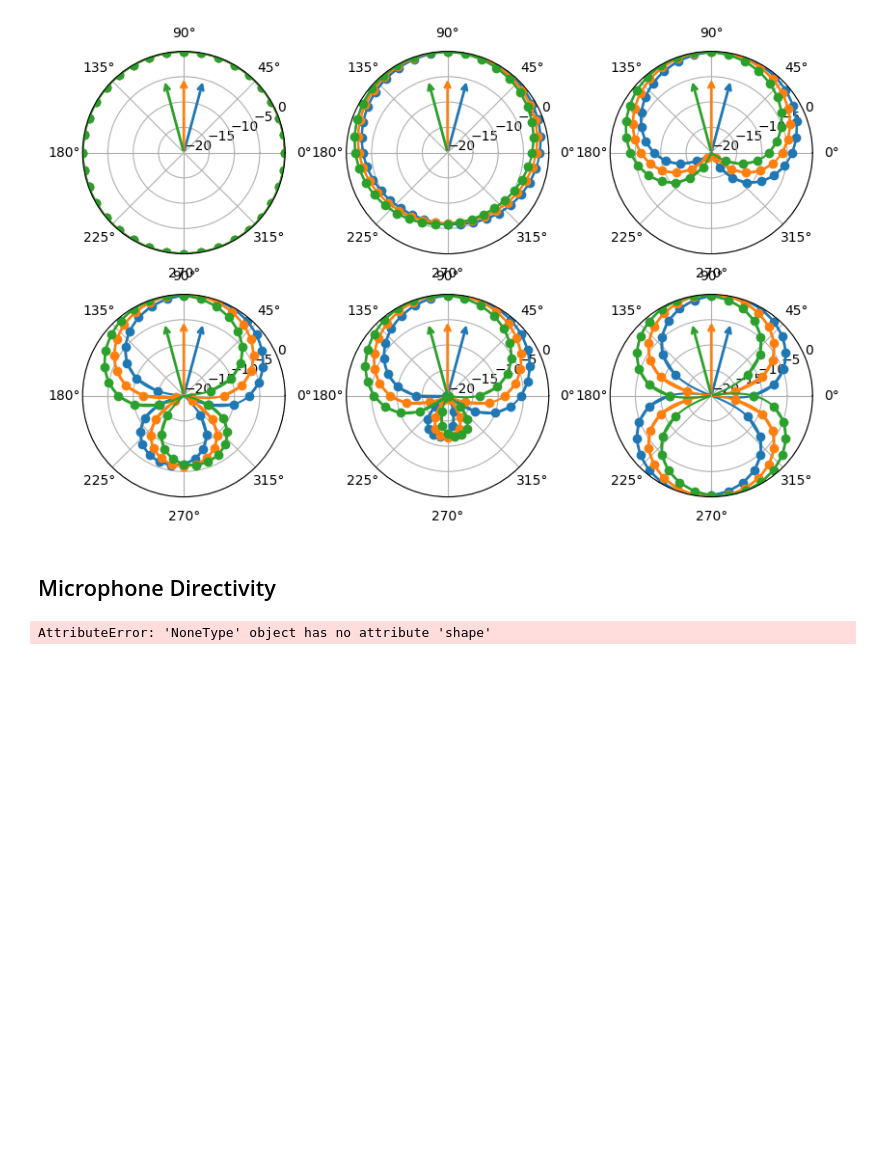
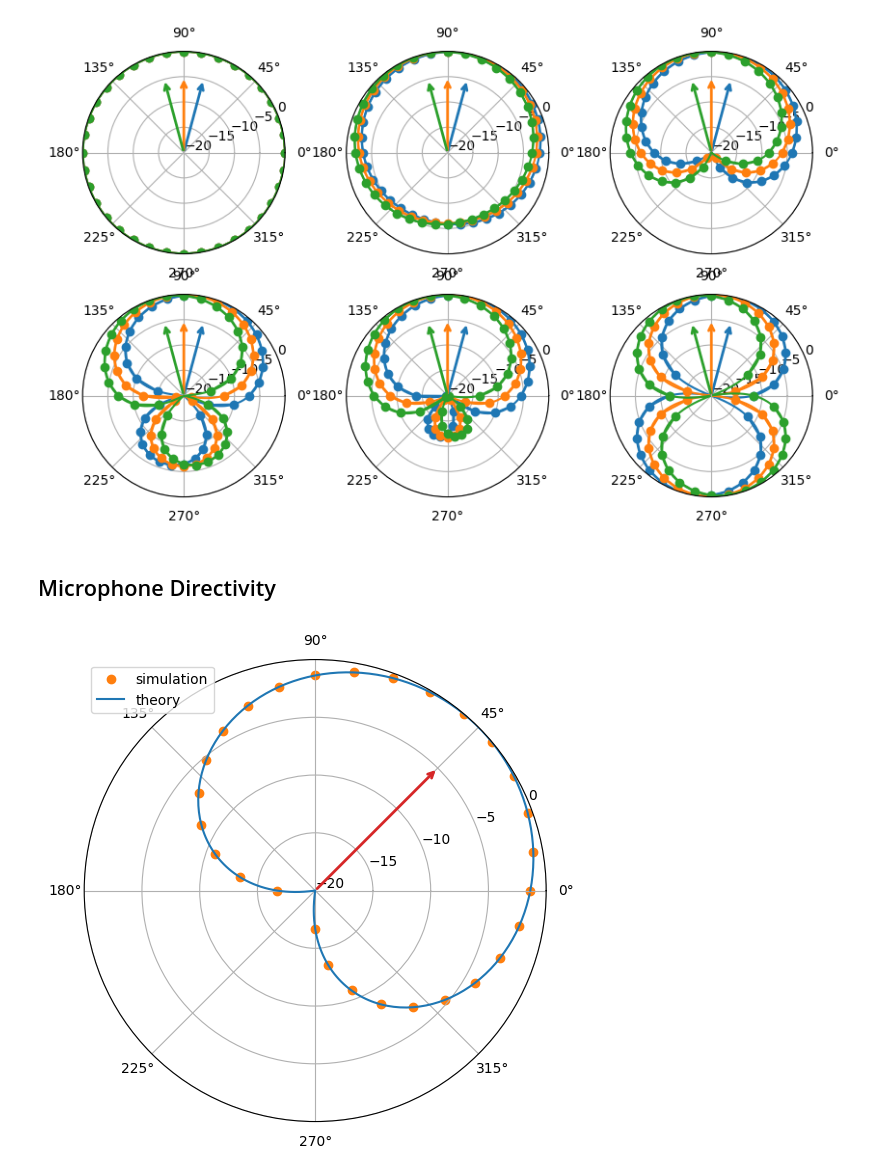
Before and after one commit to vlsi-nanocomputing/dynamic-sound, a Jupyter notebook: examples/directivity.ipynb, the cells around one changed output. Saved outputs shown, nothing was run; the diff lists cells and outputs as text; code cells hidden in the pictures; blank space fills up the shorter version.

```diff
--- a/examples/directivity.ipynb
+++ b/examples/directivity.ipynb
@@ -243,8 +337,8 @@ rotation = R.from_euler('z', z_rotation_mic_deg, degrees=True).as_quat(scalar_fi
 
 sim.add_microphone(
     path=ds.Path([
-        [0.1,  0.0, 0.0, 0.0,   rotation[0], rotation[1], rotation[2], rotation[3]],
-        [0.2,  0.0, 0.0, 0.0,   rotation[0], rotation[1], rotation[2], rotation[3]]
+        [5.0,  0.0, 0.0, 0.0,   rotation[0], rotation[1], rotation[2], rotation[3]],
+        [5.01,  0.0, 0.0, 0.0,   rotation[0], rotation[1], rotation[2], rotation[3]]
     ]),
     microphone=ds.microphones.MicrophoneArray(
         file_path=filename,
@@ -264,8 +358,8 @@ for index, z_rotation_deg in enumerate(z_rotation_deg_list):
     sim.remove_sources()
     sim.add_source(
         path=ds.Path([
-            [0.0, 200 * np.cos(np.deg2rad(z_rotation_deg)), 200 * np.sin(np.deg2rad(z_rotation_deg)), 0.0,   1, 0, 0, 0],
-            [10.0, 200 * np.cos(np.deg2rad(z_rotation_deg)), 200 * np.sin(np.deg2rad(z_rotation_deg)), 0.0,   1, 0, 0, 0]
+            [0.0, np.cos(np.deg2rad(z_rotation_deg)), np.sin(np.deg2rad(z_rotation_deg)), 0.0,   1, 0, 0, 0],
+            [10.0, np.cos(np.deg2rad(z_rotation_deg)), np.sin(np.deg2rad(z_rotation_deg)), 0.0,   1, 0, 0, 0]
         ]),
         source=ds.sources.SineWave(
             frequency=440,
@@ -280,31 +374,31 @@ for index, z_rotation_deg in enumerate(z_rotation_deg_list):
     if sr != 8_000:
         raise ValueError(f"Expected sample rate of 8_000, but got {sr}")
 
     max_val_for_each_channel.append(np.max(np.abs(signal)))
 
 
 
 theta_deg = range(0, 360, 1)
 cardioid = [attenuations.directivity(np.deg2rad(theta - z_rotation_mic_deg), directivity) for theta in theta_deg]
 
 
 lower_gain = -20
 plt.figure(figsize=(10, 6))
 ax = plt.subplot(111, projection='polar')
 ax.scatter(np.deg2rad(positions_deg), 20*np.log10(max_val_for_each_channel), marker='o', label='simulation', color=color_list[1])
 ax.plot(np.deg2rad(theta_deg), 20*np.log10(cardioid), label='theory', color=color_list[0])
 ax.annotate(
     text="",
     xytext=(np.deg2rad(z_rotation_mic_deg), -5),
     xy=(np.deg2rad(z_rotation_mic_deg), lower_gain),
     arrowprops=dict(arrowstyle="<-", color=color_list[3], linewidth=2, mutation_scale=10),
     annotation_clip=False,
 )
 
 ax.grid(True)
 plt.legend()
 plt.ylim([lower_gain, 0])
 ax.yaxis.set_ticks(np.arange(start=lower_gain, stop=5, step=5))
 plt.show()
 # %% [output]
-AttributeError: 'NoneType' object has no attribute 'shape'
+[figure, added]
```
Also changed, not shown: parts of 1 cell of this notebook, 2 other files.
